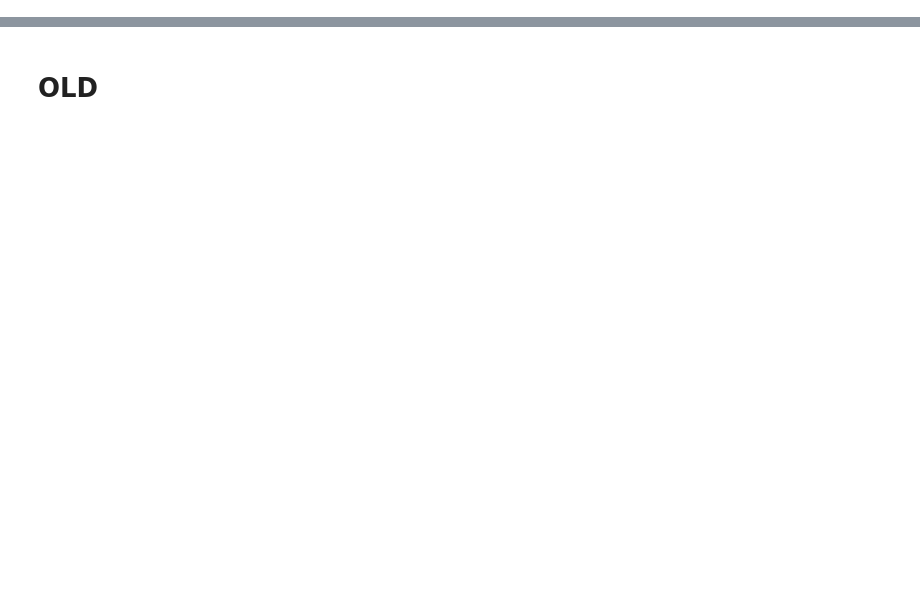
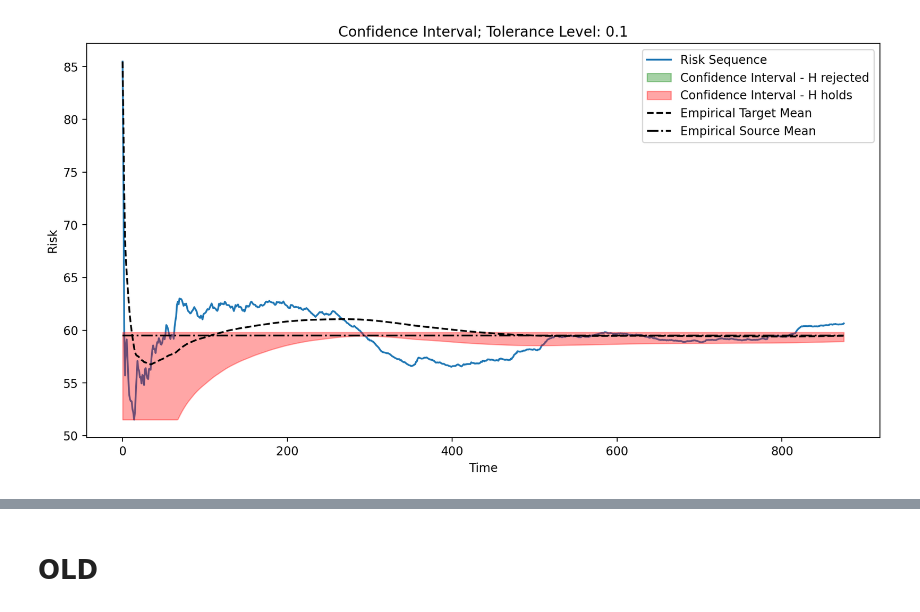
Before and after one commit to TheGuy42/ReliabilityInML_Project, a Jupyter notebook: Energy_ds/train.ipynb, the cells around one changed output, grey strips where cells are left out. Cells and saved outputs as stored; diff of their text form; code cells hidden in the pictures; blank space fills up the shorter version.

```diff
--- a/Energy_ds/train.ipynb
+++ b/Energy_ds/train.ipynb
@@ -207,11 +258,12 @@ columns = train_ds.features_df.columns
 rf = RandomForestRegressor()
 # %%
 mse_risk = risk.MSE()
+mae_risk = risk.MAE()
 hyp_test_1 = H0(tolerance=0.1,
                 lower_bound=EmpbernConf(0.05),
                 upper_bound=EmpbernConf(0.05)
                 )
 # %%
-model = DeployedModel(rf, [(hyp_test_1, mse_risk)])
+model = DeployedModel(rf, [(hyp_test_1, mae_risk)])
 # %%
-experiment = Experiment(model, train_ds, test_ds)
+experiment = Experiment(model, test_batch_size=10)
@@ -218,3 +277,3 @@ experiment = Experiment(model, train_ds, test_ds)
 # %%
-experiment.train()
+experiment.train(train_ds)
 # %%
@@ -221,0 +298,4 @@ results = experiment.test()
+# %%
+experiment.model.hyp_tests[0][0].plot()
+# %% [output]
+[figure, added]
```
Also changed, not shown: parts of 12 cells of this notebook, 3 other files.
